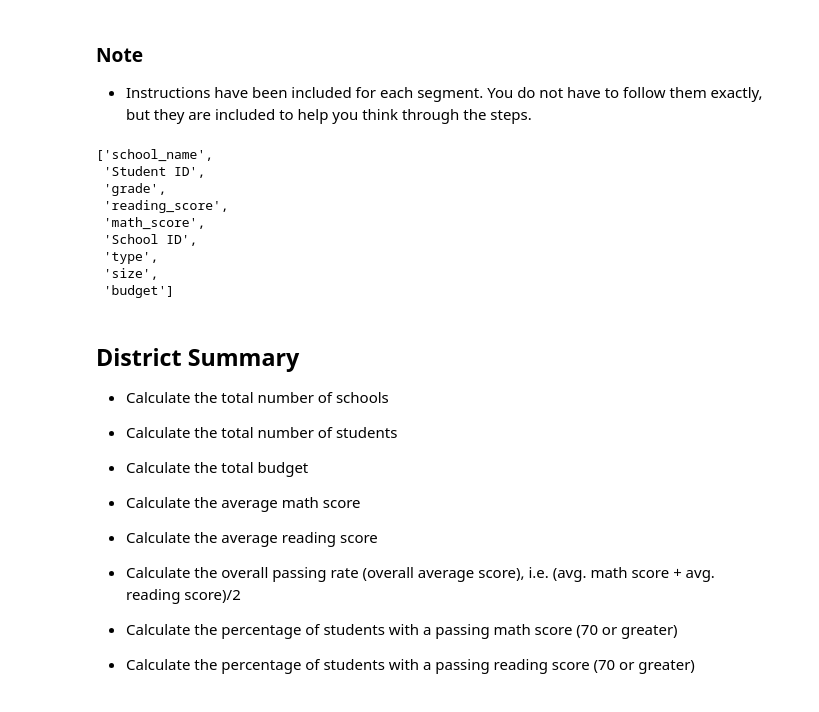
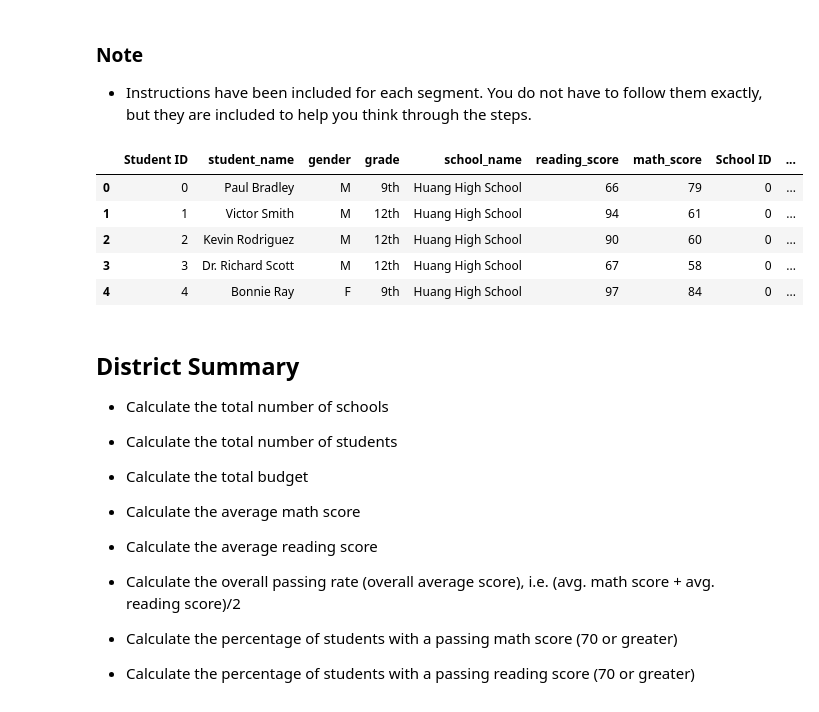
Before and after one commit to Emanste92/UCBEx_DataAnalytics, a Jupyter notebook: PyCitySchools/ETE_PyCitySchools - Submission.ipynb, the cells around one changed output. Cells and saved outputs as stored; diff of their text form; code cells hidden in the pictures.

```diff
--- a/PyCitySchools/ETE_PyCitySchools - Submission.ipynb
+++ b/PyCitySchools/ETE_PyCitySchools - Submission.ipynb
@@ -13,45 +13,50 @@
 # %%
 # import packages and modifying output settings
 import pandas as pd
 import numpy as np
 from IPython.core.interactiveshell import InteractiveShell
 InteractiveShell.ast_node_interactivity = "all"
+from collections import OrderedDict
 # Remember to enter in the cell twice for this to work
 
 # Loading files
 school_data_to_load = "Resources/schools_complete.csv"
 student_data_to_load = "Resources/students_complete.csv"
 
 # Creating Pandas DataFrames
 school_data = pd.read_csv(school_data_to_load)
 student_data = pd.read_csv(student_data_to_load)
 
 # Merging datasets into one DataFrame
-school_data_complete = pd.merge(student_data, school_data, how="left",
+school_data_analysis = pd.merge(student_data, school_data, how="left",
                                 on=["school_name", "school_name"])
 
-# Removing unnecessary columns
-school_data_analysis = school_data_complete[['school_name','Student ID','grade',
-                                             'reading_score','math_score',
-                                             'School ID', 'type','size','budget']]
-# Initial overview of DataFrame
-school_data_analysis.head(3)
+# Generating new columns of math_pass and reading_pass if original
+# scores are >= 70 here to call upon later on
+school_data_analysis.loc[:,'math_pass'] = np.where(school_data_analysis['math_score'] >= 70, True, False)
+school_data_analysis.loc[:,'reading_pass'] = np.where(school_data_analysis['reading_score'] >= 70, True, False)
+school_data_analysis.head(5)
 
-# Printing a list of column names for reference
-list(school_data_analysis)
-
-# stylistic note: _calc and _pre are my interim step variables
-# to make the variables I need
+# Changelog: for posterity's sake:
+# - To make the dataframes, make columns; initially tried making lists into dataframes,
+# and that got seriously messy. Had to just combine manually by 'name': variable, where
+# the variables were storing lists with relevant information.
+# - Remember that manipulating a groupby object with a method returns a series.
+# Additionally, chaining methods is awesome, .tolist() is a friend.
+# - Cannot run operations on lists, need to trsnform them to np.arrays and change them
+# back to lists.
+# - Removing columns and creating a new dataframe from that caused problems with
+# how I was initially generating new columns for math_pass and reading_pass, since
+# apparently a copy() is required to make sure I didn't get SettingWithCopyWarning
+# - Stylistic note for this assigment: _calc and _pre are my interim
+# step variables to make the variables I needed.
 # %% [output]
-['school_name',
- 'Student ID',
- 'grade',
- 'reading_score',
- 'math_score',
- 'School ID',
- 'type',
- 'size',
- 'budget']
+|  | Student ID | student_name | gender | grade | school_name | reading_score | math_score | School ID | ... |
+| 0 | 0 | Paul Bradley | M | 9th | Huang High School | 66 | 79 | 0 | ... |
+| 1 | 1 | Victor Smith | M | 12th | Huang High School | 94 | 61 | 0 | ... |
+| 2 | 2 | Kevin Rodriguez | M | 12th | Huang High School | 90 | 60 | 0 | ... |
+| 3 | 3 | Dr. Richard Scott | M | 12th | Huang High School | 67 | 58 | 0 | ... |
+| 4 | 4 | Bonnie Ray | F | 9th | Huang High School | 97 | 84 | 0 | ... |
 # %% [markdown]
 ## District Summary
 
```
Also changed, not shown: parts of 18 cells of this notebook, 2 other files.
